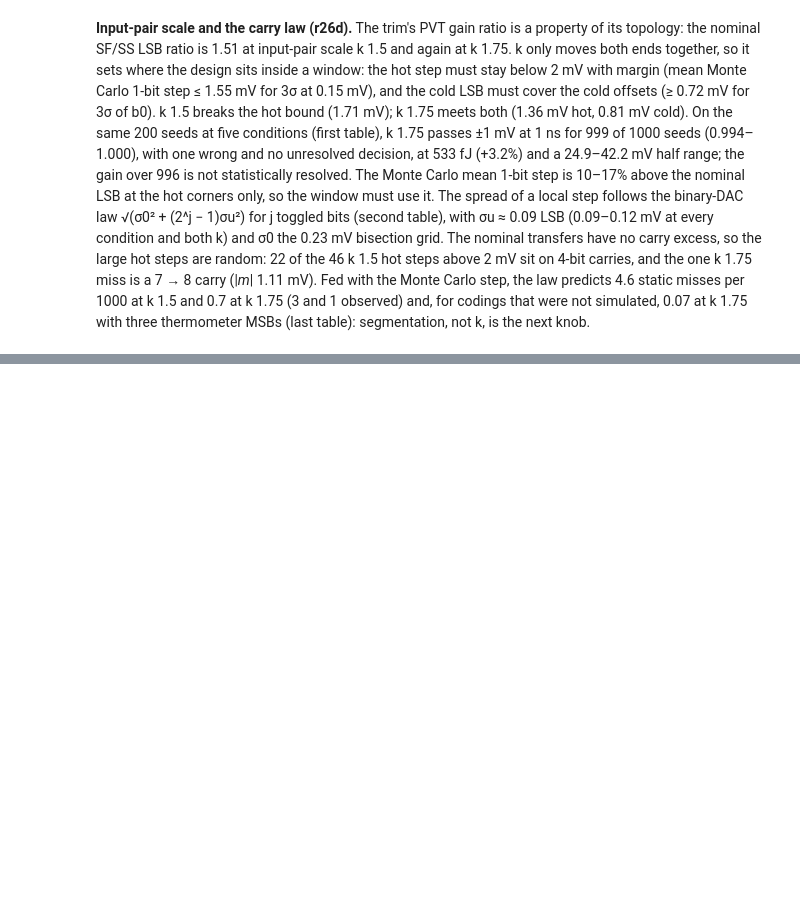
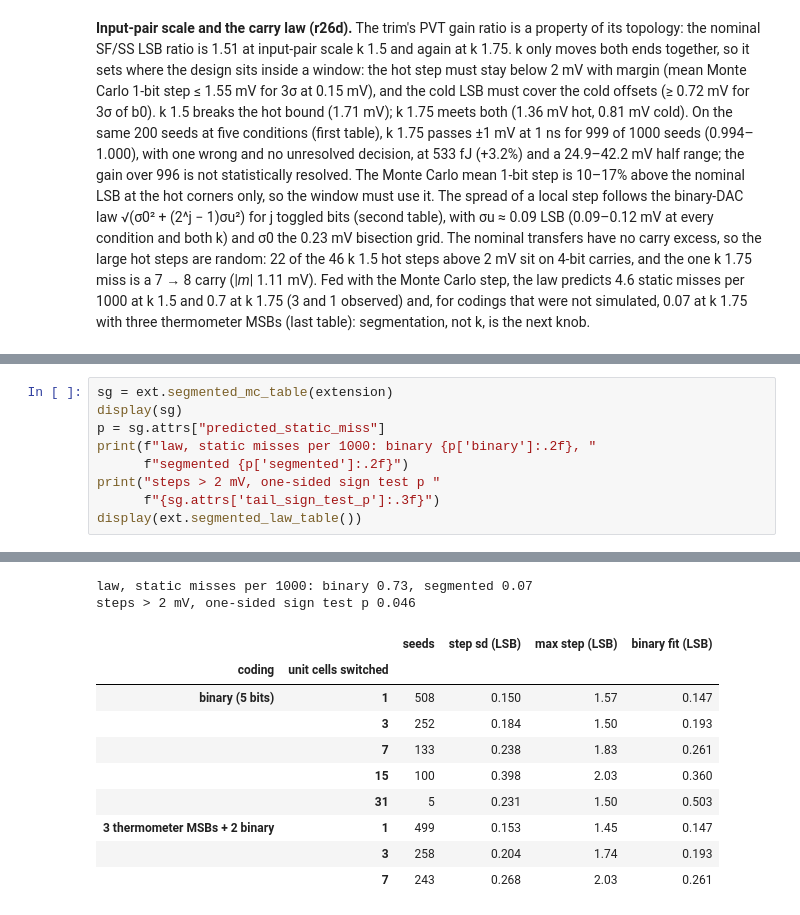
Before and after one commit to WLHsu0827/sscs-ose-code-a-chip.github.io, a Jupyter notebook: ISSCC27/submitted_notebooks/comparator_atlas/Comparator_Atlas.ipynb, the cells around one changed output, grey strips where cells are left out. Saved outputs shown, nothing was run; the diff lists cells and outputs as text; blank space fills up the shorter version.

```diff
--- a/ISSCC27/submitted_notebooks/comparator_atlas/Comparator_Atlas.ipynb
+++ b/ISSCC27/submitted_notebooks/comparator_atlas/Comparator_Atlas.ipynb
@@ -2026,0 +1911,10 @@ retain their licenses.
+# %%
+sg = ext.segmented_mc_table(extension)
+display(sg)
+p = sg.attrs["predicted_static_miss"]
+print(f"law, static misses per 1000: binary {p['binary']:.2f}, "
+      f"segmented {p['segmented']:.2f}")
+print("steps > 2 mV, one-sided sign test p "
+      f"{sg.attrs['tail_sign_test_p']:.3f}")
+display(ext.segmented_law_table())
+# %% [output]
@@ -2026,0 +1925,12 @@ retain their licenses.
+law, static misses per 1000: binary 0.73, segmented 0.07
+steps > 2 mV, one-sided sign test p 0.046
+|  |  | seeds | step sd (LSB) | max step (LSB) | binary fit (LSB) |
+| coding | unit cells switched |  |  |  |  |
+| binary (5 bits) | 1 | 508 | 0.150 | 1.57 | 0.147 |
+|  | 3 | 252 | 0.184 | 1.50 | 0.193 |
+|  | 7 | 133 | 0.238 | 1.83 | 0.261 |
+|  | 15 | 100 | 0.398 | 2.03 | 0.360 |
+|  | 31 | 5 | 0.231 | 1.50 | 0.503 |
+| 3 thermometer MSBs + 2 binary | 1 | 499 | 0.153 | 1.45 | 0.147 |
+|  | 3 | 258 | 0.204 | 1.74 | 0.193 |
+|  | 7 | 243 | 0.268 | 2.03 | 0.261 |
```
Also changed, not shown: parts of 8 cells of this notebook, 26 other files.
